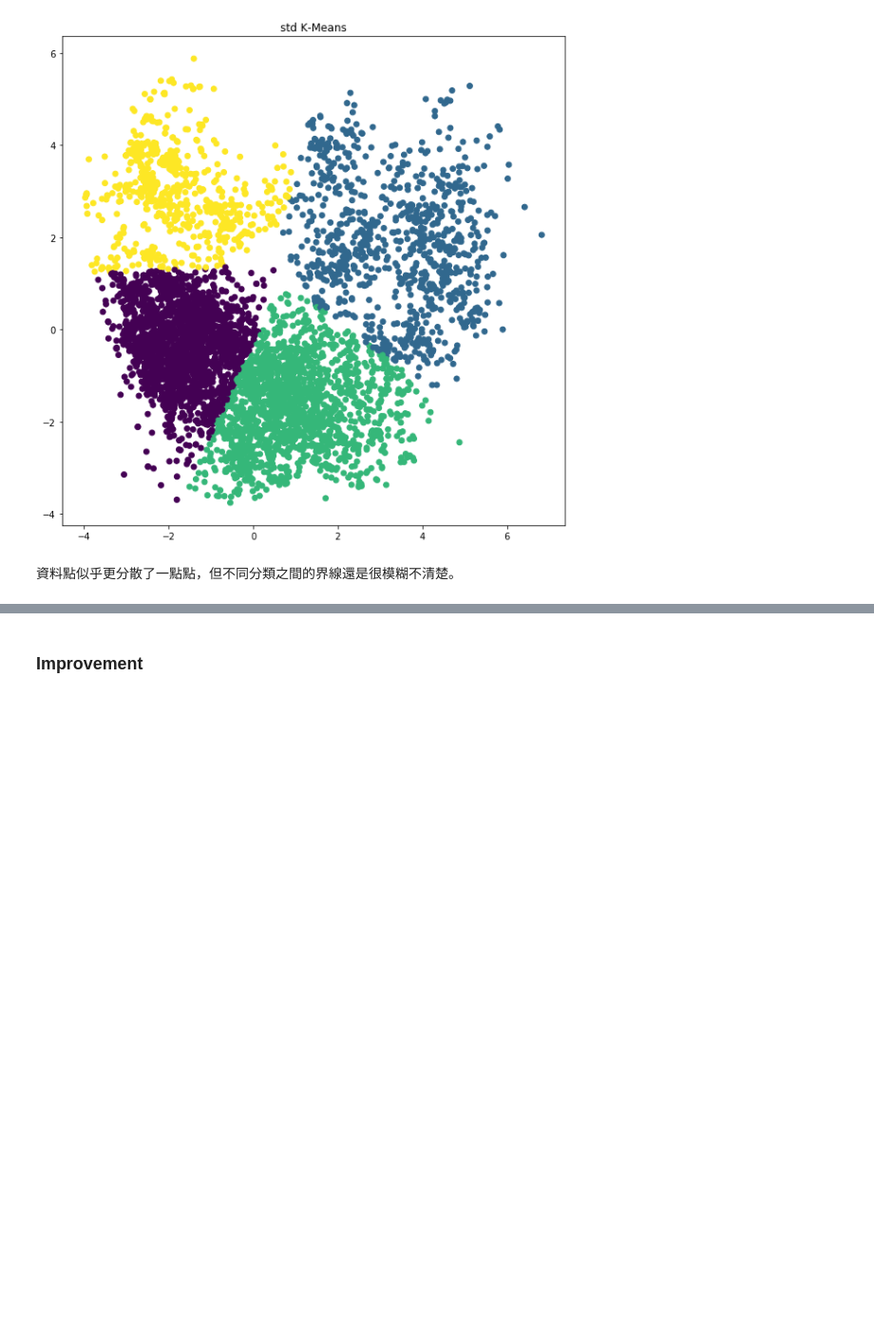
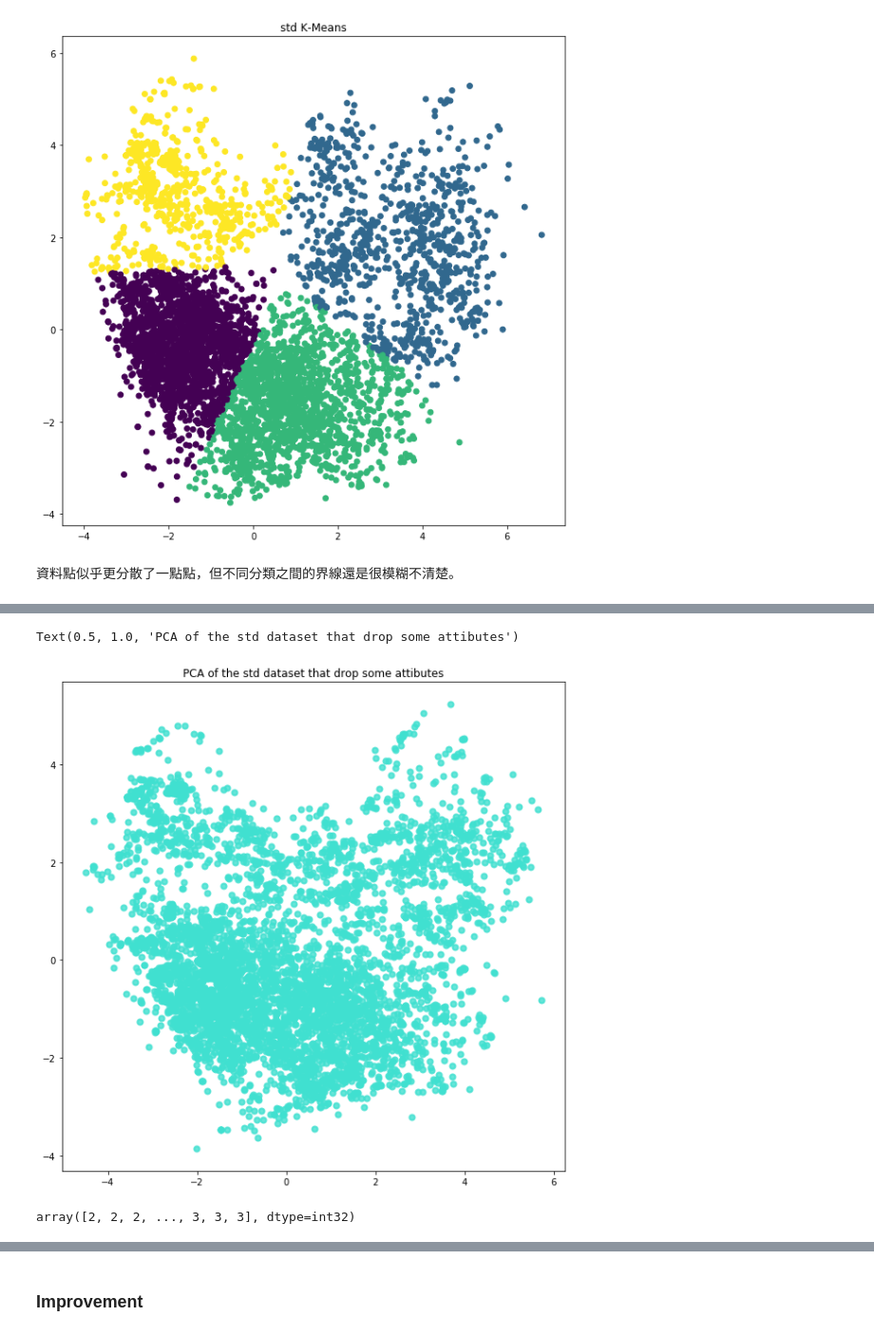
Before and after one commit to kevin110604/FDA-data-analytics, a Jupyter notebook: FDA_hw4.ipynb, the cells around one changed output, grey strips where cells are left out. Shown at 95% size. Saved outputs shown, nothing was run; the diff lists cells and outputs as text; code cells hidden in the pictures; blank space fills up the shorter version.

```diff
--- a/FDA_hw4.ipynb
+++ b/FDA_hw4.ipynb
@@ -394,0 +397,3 @@ Text(0.5, 1.0, 'std K-Means')
+# %%
+df_dro = df_std.drop(['resorts', 'dance clubs', 'beauty & spas', 'gyms', 'swimming pools'], axis=1)
+df_dro.head()
@@ -394,0 +407,5 @@ Text(0.5, 1.0, 'std K-Means')
+# %%
+arr_dro = df_dro.values
+# %%
+arr_pca_dro = pca.fit(arr_dro).transform(arr_dro)
+arr_pca_dro
@@ -394,0 +420,12 @@ Text(0.5, 1.0, 'std K-Means')
+# %%
+plt.figure(figsize=(10, 10))
+plt.scatter(arr_pca_dro[:, 0], arr_pca_dro[:, 1], color='turquoise', alpha=.8, lw=2)
+plt.title('PCA of the std dataset that drop some attibutes')
+# %% [output]
+Text(0.5, 1.0, 'PCA of the std dataset that drop some attibutes')
+[figure, added]
+# %%
+y_pred_dro = KMeans(n_clusters=4, random_state=170).fit_predict(arr_pca_dro)
+y_pred_dro
+# %% [output]
+array([2, 2, 2, ..., 3, 3, 3], dtype=int32)
```
Also changed, not shown: parts of 10 cells of this notebook.
